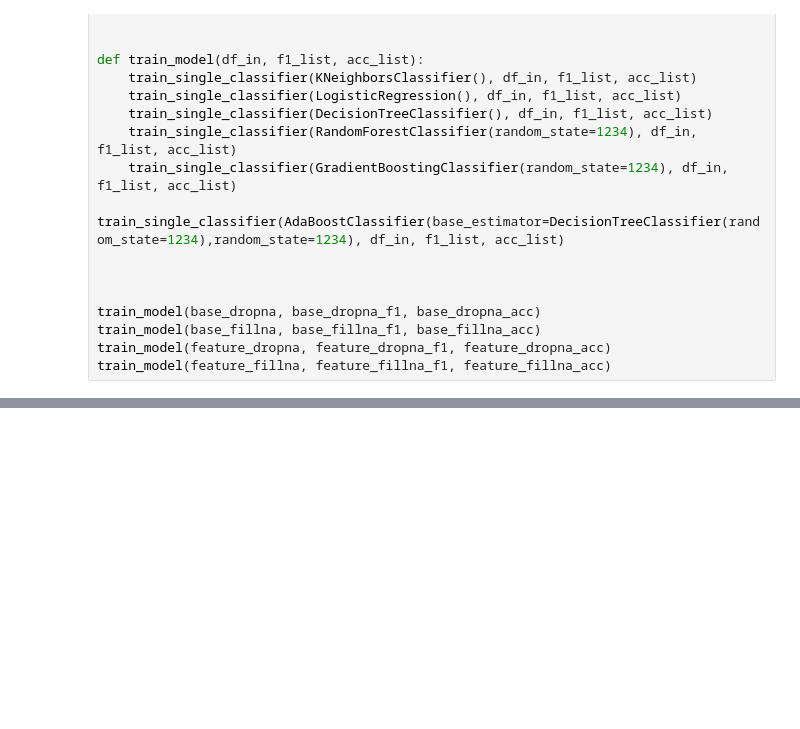
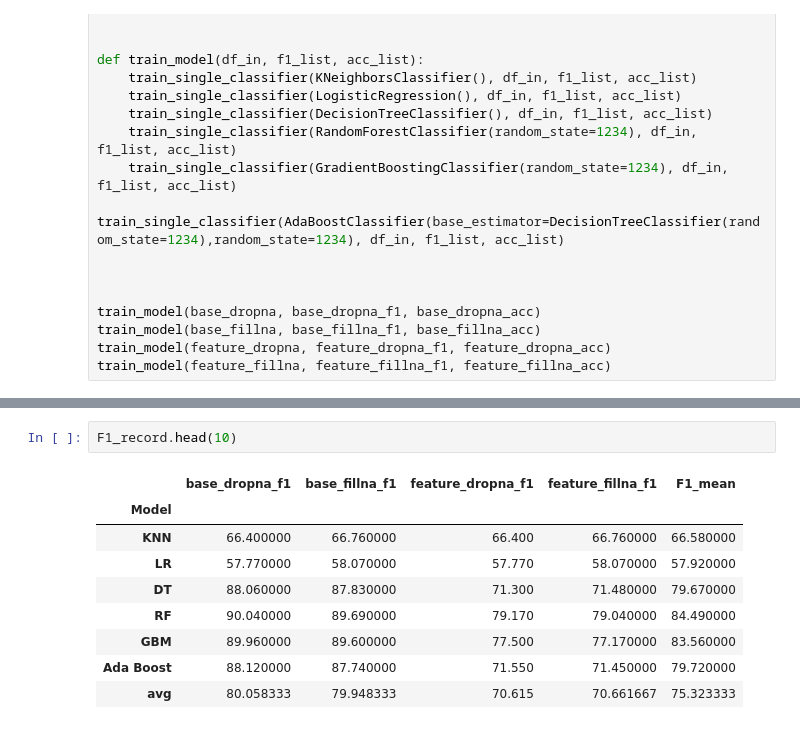
Before and after one commit to pocketgirl89757/CS5228_Project, a Jupyter notebook: data_model_selection.ipynb, the cells around one changed output, grey strips where cells are left out. Saved outputs shown, nothing was run; the diff lists cells and outputs as text; blank space fills up the shorter version.

```diff
--- a/data_model_selection.ipynb
+++ b/data_model_selection.ipynb
@@ -485,0 +685,12 @@ F1_record.head(10)
+# %%
+F1_record.head(10)
+# %% [output]
+|  | base_dropna_f1 | base_fillna_f1 | feature_dropna_f1 | feature_fillna_f1 | F1_mean |
+| Model |  |  |  |  |  |
+| KNN | 66.400000 | 66.760000 | 66.400 | 66.760000 | 66.580000 |
+| LR | 57.770000 | 58.070000 | 57.770 | 58.070000 | 57.920000 |
+| DT | 88.060000 | 87.830000 | 71.300 | 71.480000 | 79.670000 |
+| RF | 90.040000 | 89.690000 | 79.170 | 79.040000 | 84.490000 |
+| GBM | 89.960000 | 89.600000 | 77.500 | 77.170000 | 83.560000 |
+| Ada Boost | 88.120000 | 87.740000 | 71.550 | 71.450000 | 79.720000 |
+| avg | 80.058333 | 79.948333 | 70.615 | 70.661667 | 75.323333 |
```
Also changed, not shown: parts of 42 cells of this notebook, 1 other file.
